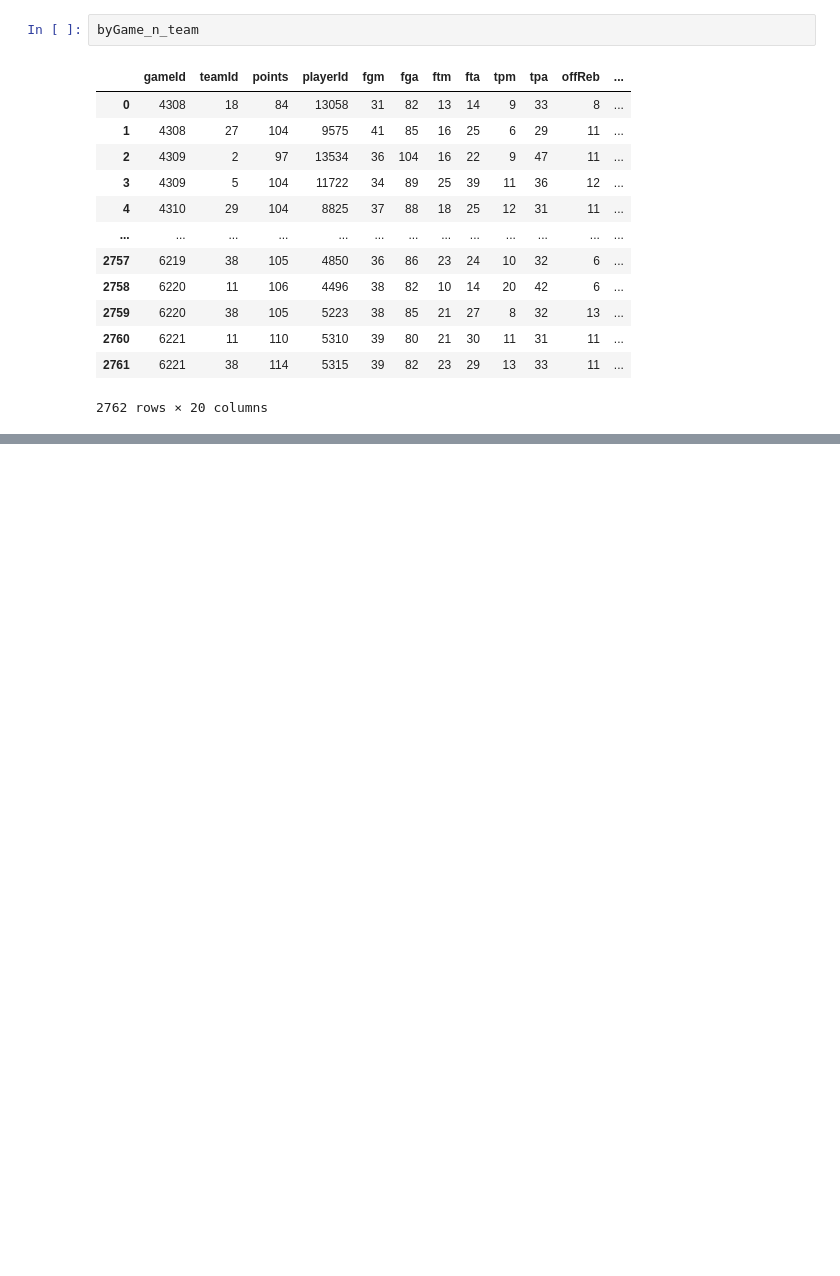
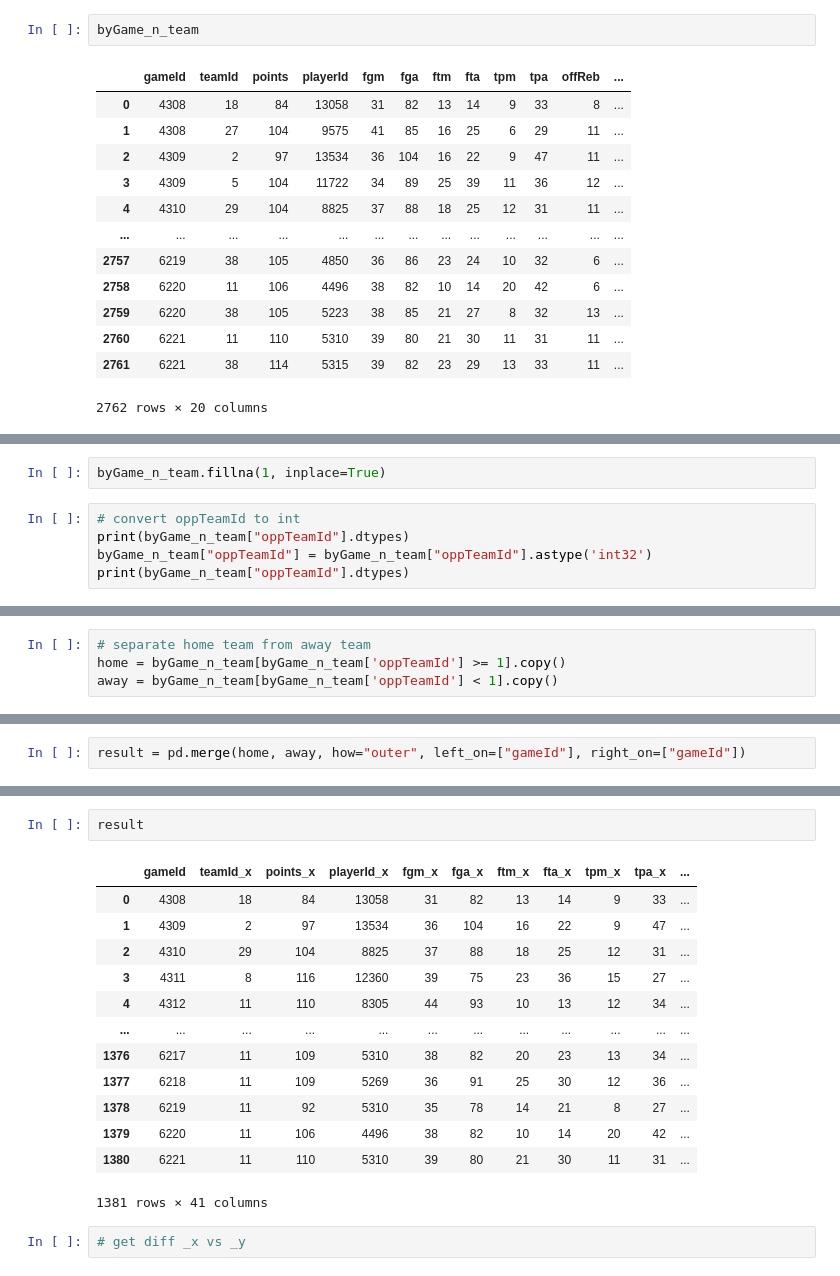
Before and after one commit to justinthe/NBA_API, a Jupyter notebook: code/eda_1.ipynb, the cells around one changed output, grey strips where cells are left out. Drawn from its saved outputs; the diff is of its cells as text; blank space fills up the shorter version.

Commit message:
separate home vs away

```diff
--- a/code/eda_1.ipynb
+++ b/code/eda_1.ipynb
@@ -142,0 +146,7 @@ PlotnineError: "Could not evaluate the 'y' mapping: 'mean' (original error: name
+# %%
+byGame_n_team.fillna(1, inplace=True)
+# %%
+# convert oppTeamId to int
+print(byGame_n_team["oppTeamId"].dtypes)
+byGame_n_team["oppTeamId"] = byGame_n_team["oppTeamId"].astype('int32')
+print(byGame_n_team["oppTeamId"].dtypes)
@@ -142,0 +206,4 @@ PlotnineError: "Could not evaluate the 'y' mapping: 'mean' (original error: name
+# %%
+# separate home team from away team
+home = byGame_n_team[byGame_n_team['oppTeamId'] >= 1].copy()
+away = byGame_n_team[byGame_n_team['oppTeamId'] < 1].copy()
@@ -142,0 +232,2 @@ PlotnineError: "Could not evaluate the 'y' mapping: 'mean' (original error: name
+# %%
+result = pd.merge(home, away, how="outer", left_on=["gameId"], right_on=["gameId"])
@@ -142,0 +247,18 @@ PlotnineError: "Could not evaluate the 'y' mapping: 'mean' (original error: name
+# %%
+result
+# %% [output]
+|  | gameId | teamId_x | points_x | playerId_x | fgm_x | fga_x | ftm_x | fta_x | tpm_x | tpa_x | ... |
+| 0 | 4308 | 18 | 84 | 13058 | 31 | 82 | 13 | 14 | 9 | 33 | ... |
+| 1 | 4309 | 2 | 97 | 13534 | 36 | 104 | 16 | 22 | 9 | 47 | ... |
+| 2 | 4310 | 29 | 104 | 8825 | 37 | 88 | 18 | 25 | 12 | 31 | ... |
+| 3 | 4311 | 8 | 116 | 12360 | 39 | 75 | 23 | 36 | 15 | 27 | ... |
+| 4 | 4312 | 11 | 110 | 8305 | 44 | 93 | 10 | 13 | 12 | 34 | ... |
+| ... | ... | ... | ... | ... | ... | ... | ... | ... | ... | ... | ... |
+| 1376 | 6217 | 11 | 109 | 5310 | 38 | 82 | 20 | 23 | 13 | 34 | ... |
+| 1377 | 6218 | 11 | 109 | 5269 | 36 | 91 | 25 | 30 | 12 | 36 | ... |
+| 1378 | 6219 | 11 | 92 | 5310 | 35 | 78 | 14 | 21 | 8 | 27 | ... |
+| 1379 | 6220 | 11 | 106 | 4496 | 38 | 82 | 10 | 14 | 20 | 42 | ... |
+| 1380 | 6221 | 11 | 110 | 5310 | 39 | 80 | 21 | 30 | 11 | 31 | ... |
+1381 rows × 41 columns
+# %%
+# get diff _x vs _y
```
Also changed, not shown: parts of 15 cells of this notebook.
